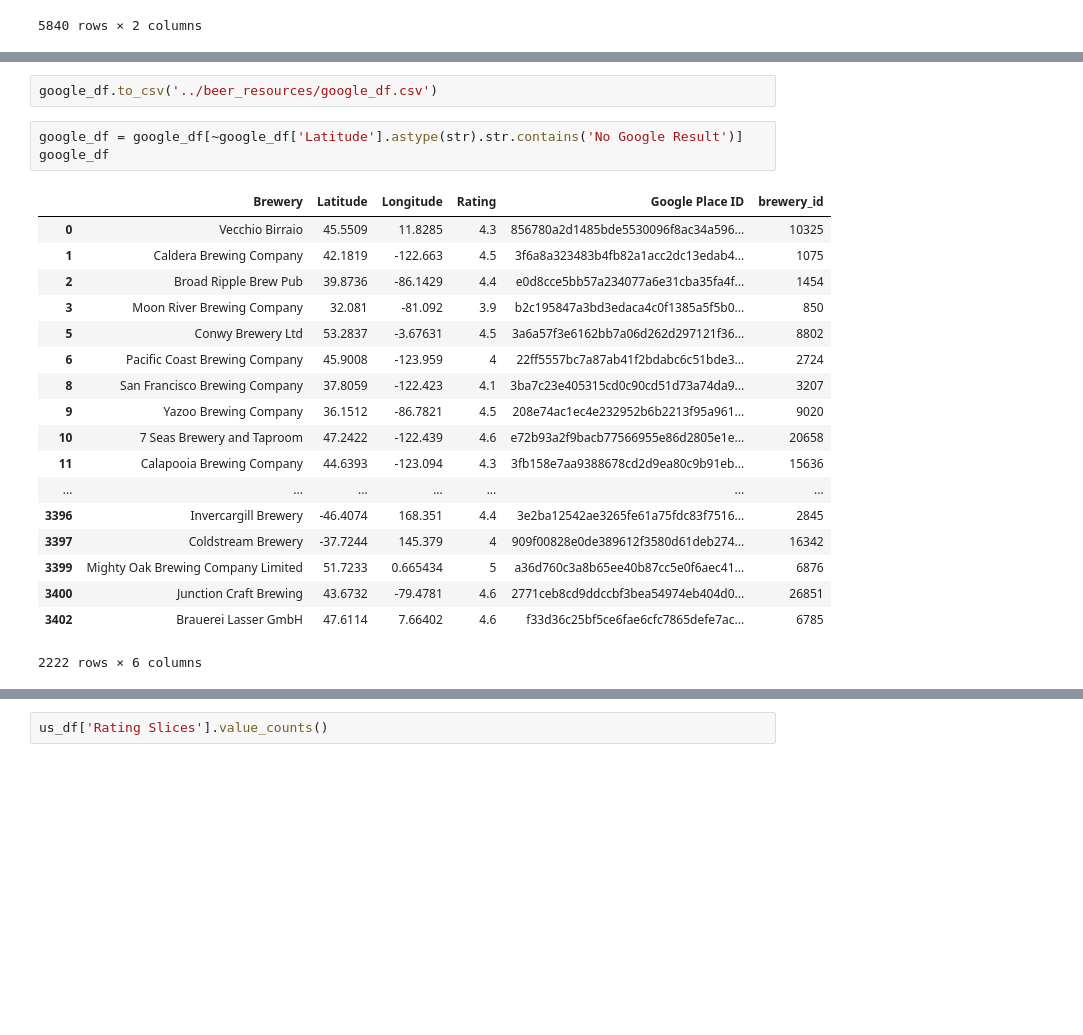
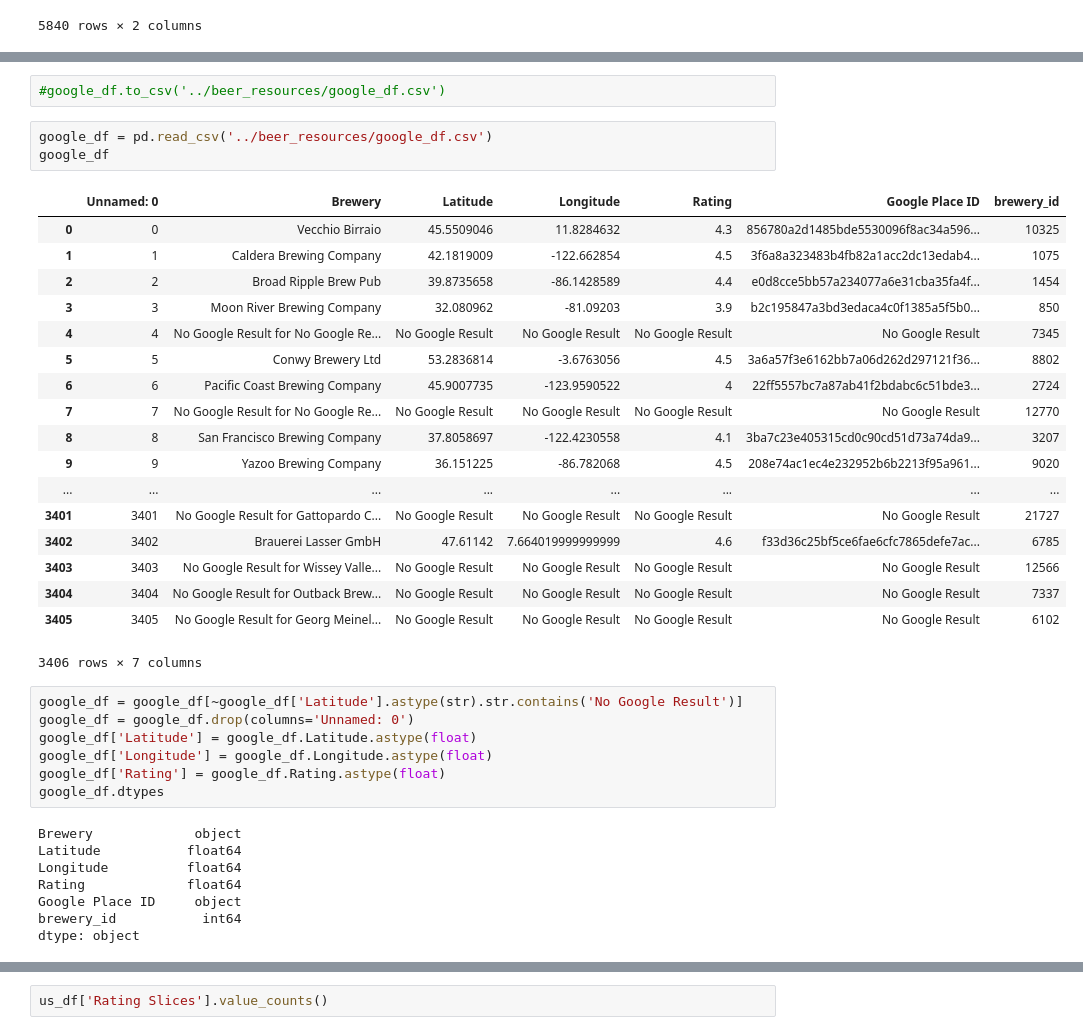
Before and after one commit to kreitlerj/Beer-Data-Project, a Jupyter notebook: Carlos Clean.ipynb, the cells around one changed output, grey strips where cells are left out. Saved outputs shown, nothing was run; the diff lists cells and outputs as text; blank space fills up the shorter version.

```diff
--- a/Carlos Clean.ipynb
+++ b/Carlos Clean.ipynb
@@ -357,26 +321,41 @@ https://maps.googleapis.com/maps/api/place/findplacefromtext/json?input=Georg+Me
 # %%
-google_df.to_csv('../beer_resources/google_df.csv')
+#google_df.to_csv('../beer_resources/google_df.csv')
+# %%
+google_df = pd.read_csv('../beer_resources/google_df.csv')
+google_df
+# %% [output]
+|  | Unnamed: 0 | Brewery | Latitude | Longitude | Rating | Google Place ID | brewery_id |
+| 0 | 0 | Vecchio Birraio | 45.5509046 | 11.8284632 | 4.3 | 856780a2d1485bde5530096f8ac34a596... | 10325 |
+| 1 | 1 | Caldera Brewing Company | 42.1819009 | -122.662854 | 4.5 | 3f6a8a323483b4fb82a1acc2dc13edab4... | 1075 |
+| 2 | 2 | Broad Ripple Brew Pub | 39.8735658 | -86.1428589 | 4.4 | e0d8cce5bb57a234077a6e31cba35fa4f... | 1454 |
+| 3 | 3 | Moon River Brewing Company | 32.080962 | -81.09203 | 3.9 | b2c195847a3bd3edaca4c0f1385a5f5b0... | 850 |
+| 4 | 4 | No Google Result for No Google Re... | No Google Result | No Google Result | No Google Result | No Google Result | 7345 |
+| 5 | 5 | Conwy Brewery Ltd | 53.2836814 | -3.6763056 | 4.5 | 3a6a57f3e6162bb7a06d262d297121f36... | 8802 |
+| 6 | 6 | Pacific Coast Brewing Company | 45.9007735 | -123.9590522 | 4 | 22ff5557bc7a87ab41f2bdabc6c51bde3... | 2724 |
+| 7 | 7 | No Google Result for No Google Re... | No Google Result | No Google Result | No Google Result | No Google Result | 12770 |
+| 8 | 8 | San Francisco Brewing Company | 37.8058697 | -122.4230558 | 4.1 | 3ba7c23e405315cd0c90cd51d73a74da9... | 3207 |
+| 9 | 9 | Yazoo Brewing Company | 36.151225 | -86.782068 | 4.5 | 208e74ac1ec4e232952b6b2213f95a961... | 9020 |
+| ... | ... | ... | ... | ... | ... | ... | ... |
+| 3401 | 3401 | No Google Result for Gattopardo C... | No Google Result | No Google Result | No Google Result | No Google Result | 21727 |
+| 3402 | 3402 | Brauerei Lasser GmbH | 47.61142 | 7.664019999999999 | 4.6 | f33d36c25bf5ce6fae6cfc7865defe7ac... | 6785 |
+| 3403 | 3403 | No Google Result for Wissey Valle... | No Google Result | No Google Result | No Google Result | No Google Result | 12566 |
+| 3404 | 3404 | No Google Result for Outback Brew... | No Google Result | No Google Result | No Google Result | No Google Result | 7337 |
+| 3405 | 3405 | No Google Result for Georg Meinel... | No Google Result | No Google Result | No Google Result | No Google Result | 6102 |
+3406 rows × 7 columns
 # %%
 google_df = google_df[~google_df['Latitude'].astype(str).str.contains('No Google Result')]
-google_df
+google_df = google_df.drop(columns='Unnamed: 0')
+google_df['Latitude'] = google_df.Latitude.astype(float)
+google_df['Longitude'] = google_df.Longitude.astype(float)
+google_df['Rating'] = google_df.Rating.astype(float)
+google_df.dtypes
 # %% [output]
-|  | Brewery | Latitude | Longitude | Rating | Google Place ID | brewery_id |
-| 0 | Vecchio Birraio | 45.5509 | 11.8285 | 4.3 | 856780a2d1485bde5530096f8ac34a596... | 10325 |
-| 1 | Caldera Brewing Company | 42.1819 | -122.663 | 4.5 | 3f6a8a323483b4fb82a1acc2dc13edab4... | 1075 |
-| 2 | Broad Ripple Brew Pub | 39.8736 | -86.1429 | 4.4 | e0d8cce5bb57a234077a6e31cba35fa4f... | 1454 |
-| 3 | Moon River Brewing Company | 32.081 | -81.092 | 3.9 | b2c195847a3bd3edaca4c0f1385a5f5b0... | 850 |
-| 5 | Conwy Brewery Ltd | 53.2837 | -3.67631 | 4.5 | 3a6a57f3e6162bb7a06d262d297121f36... | 8802 |
-| 6 | Pacific Coast Brewing Company | 45.9008 | -123.959 | 4 | 22ff5557bc7a87ab41f2bdabc6c51bde3... | 2724 |
-| 8 | San Francisco Brewing Company | 37.8059 | -122.423 | 4.1 | 3ba7c23e405315cd0c90cd51d73a74da9... | 3207 |
-| 9 | Yazoo Brewing Company | 36.1512 | -86.7821 | 4.5 | 208e74ac1ec4e232952b6b2213f95a961... | 9020 |
-| 10 | 7 Seas Brewery and Taproom | 47.2422 | -122.439 | 4.6 | e72b93a2f9bacb77566955e86d2805e1e... | 20658 |
-| 11 | Calapooia Brewing Company | 44.6393 | -123.094 | 4.3 | 3fb158e7aa9388678cd2d9ea80c9b91eb... | 15636 |
-| ... | ... | ... | ... | ... | ... | ... |
-| 3396 | Invercargill Brewery | -46.4074 | 168.351 | 4.4 | 3e2ba12542ae3265fe61a75fdc83f7516... | 2845 |
-| 3397 | Coldstream Brewery | -37.7244 | 145.379 | 4 | 909f00828e0de389612f3580d61deb274... | 16342 |
-| 3399 | Mighty Oak Brewing Company Limited | 51.7233 | 0.665434 | 5 | a36d760c3a8b65ee40b87cc5e0f6aec41... | 6876 |
-| 3400 | Junction Craft Brewing | 43.6732 | -79.4781 | 4.6 | 2771ceb8cd9ddccbf3bea54974eb404d0... | 26851 |
-| 3402 | Brauerei Lasser GmbH | 47.6114 | 7.66402 | 4.6 | f33d36c25bf5ce6fae6cfc7865defe7ac... | 6785 |
-2222 rows × 6 columns
+Brewery             object
+Latitude           float64
+Longitude          float64
+Rating             float64
+Google Place ID     object
+brewery_id           int64
+dtype: object
 # %%
 final_google_df = pd.merge(final_breweries_df, google_df, on='Brewery', how='right')
```
Also changed, not shown: parts of 17 cells of this notebook, 1 other file.
